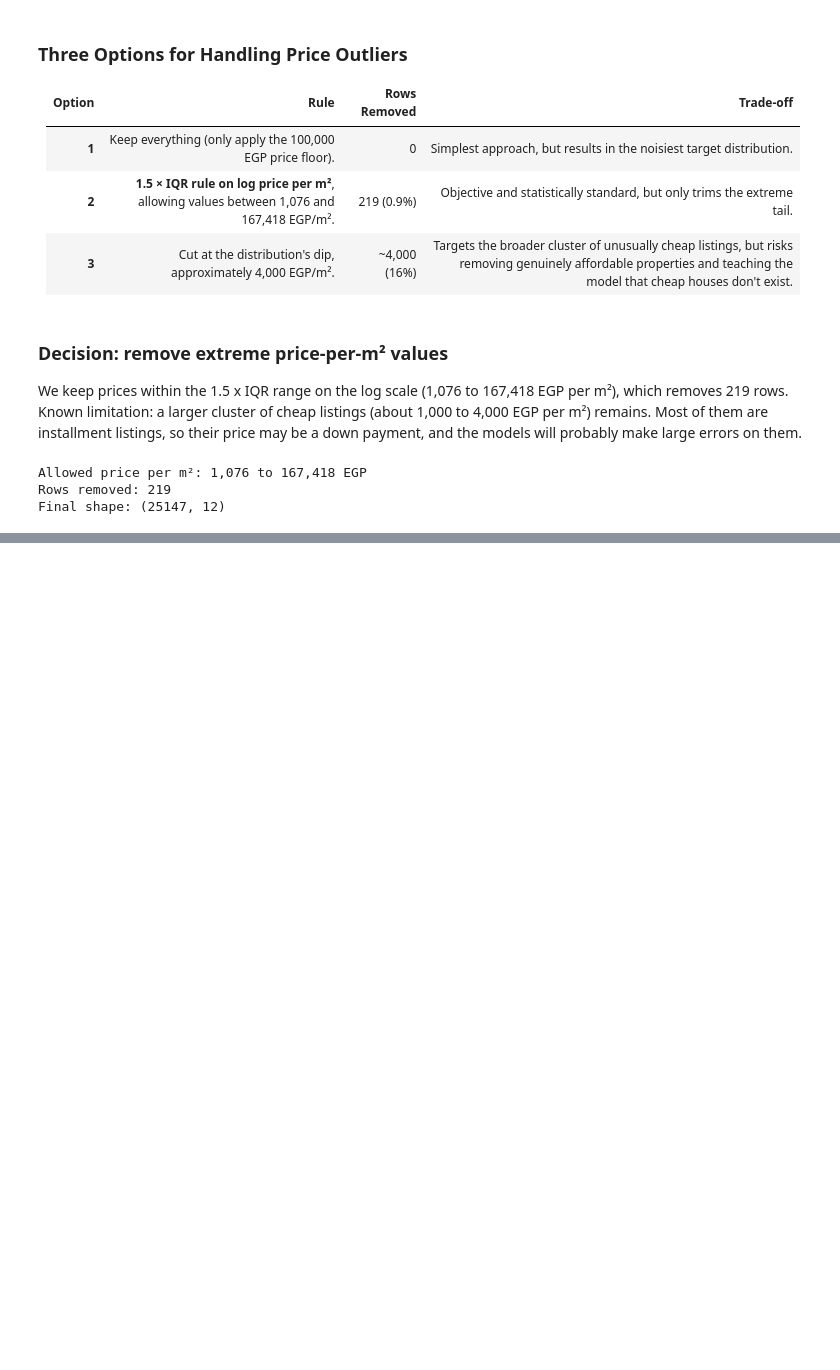
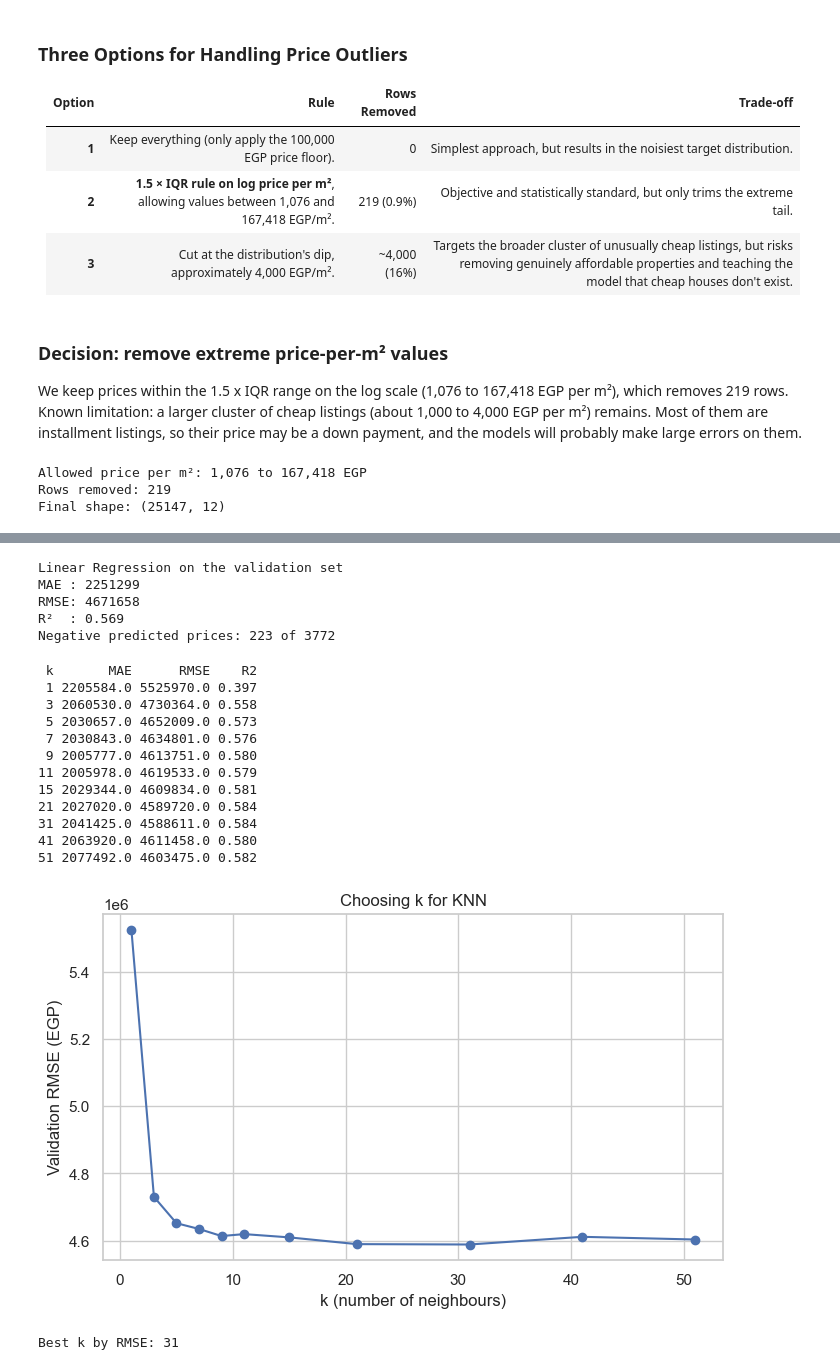
Before and after one commit to MohammedBakr1/ML_Project2026, a Jupyter notebook: part_a_numerical/V2part_a_regression.ipynb, the cells around one changed output, grey strips where cells are left out. Drawn from its saved outputs; the diff is of its cells as text; code cells hidden in the pictures; blank space fills up the shorter version.

Commit message:
Primary validation notebook

```diff
--- a/part_a_numerical/V2part_a_regression.ipynb
+++ b/part_a_numerical/V2part_a_regression.ipynb
@@ -296,0 +327,7 @@ Final shape: (25147, 12)
+# %%
+X_train_ready = preprocess.fit_transform(X_train)    # learns medians, scaling and categories from TRAIN only
+print("Before:", X_train.shape, " After:", X_train_ready.shape)
+
+names = list(preprocess.get_feature_names_out())
+print(names[:8])
+print(names[-6:])
@@ -296,0 +346,61 @@ Final shape: (25147, 12)
+# %%
+# A Pipeline chains the steps: preprocessing first, then the model.
+# fit() learns everything from the training data; predict() applies the same steps to new houses.
+linreg = Pipeline([("preprocess", preprocess), ("model", LinearRegression())])
+linreg.fit(X_train, y_train)
+
+val_pred = linreg.predict(X_val)
+
+print("Linear Regression on the validation set")
+print("MAE :", round(mean_absolute_error(y_val, val_pred)))
+print("RMSE:", round(np.sqrt(mean_squared_error(y_val, val_pred))))
+print("R²  :", round(r2_score(y_val, val_pred), 3))
+print("Negative predicted prices:", (val_pred < 0).sum(), "of", len(val_pred))
+# %% [output]
+Linear Regression on the validation set
+MAE : 2251299
+RMSE: 4671658
+R²  : 0.569
+Negative predicted prices: 223 of 3772
+# %%
+# For each k: fit on the training set, measure the error on the VALIDATION set
+k_values = [1, 3, 5, 7, 9, 11, 15, 21, 31, 41, 51]
+rows = []
+
+for k in k_values:
+    knn = Pipeline([("preprocess", preprocess), ("model", KNeighborsRegressor(n_neighbors=k))])
+    knn.fit(X_train, y_train)
+    pred = knn.predict(X_val)
+    rows.append([k,
+                 mean_absolute_error(y_val, pred),
+                 np.sqrt(mean_squared_error(y_val, pred)),
+                 r2_score(y_val, pred)])
+
+results = pd.DataFrame(rows, columns=["k", "MAE", "RMSE", "R2"])
+print(results.round({"MAE": 0, "RMSE": 0, "R2": 3}).to_string(index=False))
+
+plt.figure(figsize=(8, 4.5))
+plt.plot(results["k"], results["RMSE"], marker="o")
+plt.xlabel("k (number of neighbours)")
+plt.ylabel("Validation RMSE (EGP)")
+plt.title("Choosing k for KNN")
+plt.show()
+# %% [output]
+ k       MAE      RMSE    R2
+ 1 2205584.0 5525970.0 0.397
+ 3 2060530.0 4730364.0 0.558
+ 5 2030657.0 4652009.0 0.573
+ 7 2030843.0 4634801.0 0.576
+ 9 2005777.0 4613751.0 0.580
+11 2005978.0 4619533.0 0.579
+15 2029344.0 4609834.0 0.581
+21 2027020.0 4589720.0 0.584
+31 2041425.0 4588611.0 0.584
+41 2063920.0 4611458.0 0.580
+51 2077492.0 4603475.0 0.582
+[figure, added]
+# %%
+best_k = int(results.loc[results["RMSE"].idxmin(), "k"])    # k with the lowest validation RMSE
+print("Best k by RMSE:", best_k)
+# %% [output]
+Best k by RMSE: 31
```
Also changed, not shown: parts of 5 cells of this notebook.
